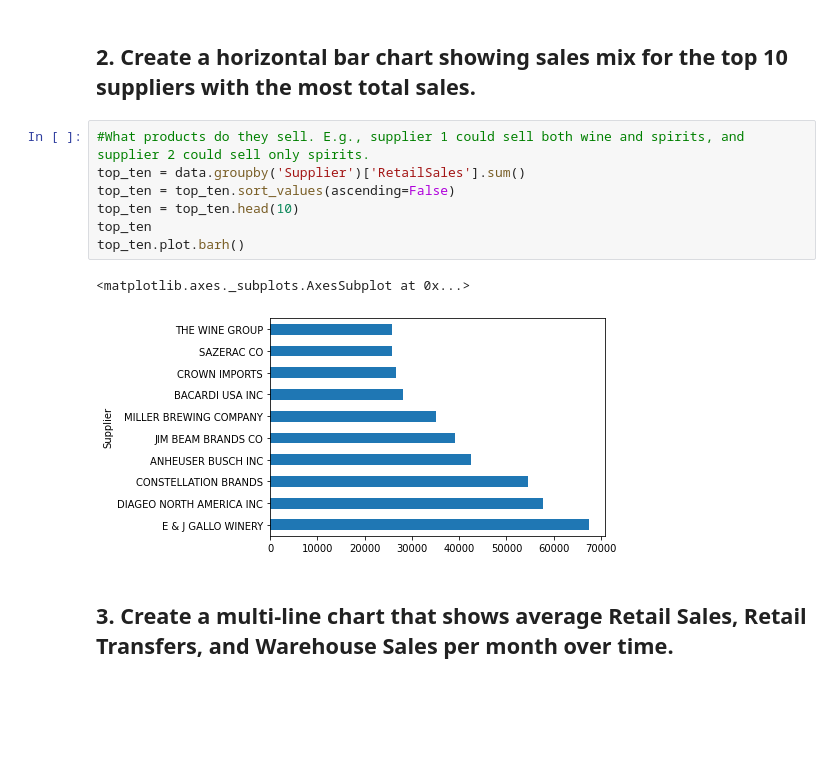
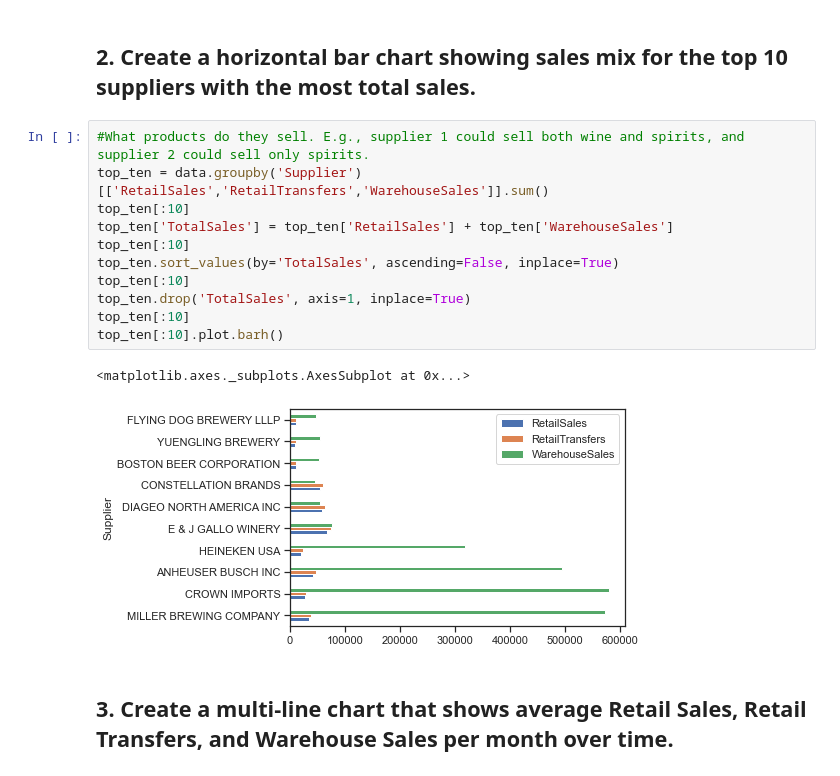
Before and after one commit to ironhack-datalabs/dataV2-labs, a Jupyter notebook: module-2/Plotting-Multiple-Data-Series/your-code/main.ipynb, the cells around one changed output. Saved outputs shown, nothing was run; the diff lists cells and outputs as text; blank space fills up the shorter version.

```diff
--- a/module-2/Plotting-Multiple-Data-Series/your-code/main.ipynb
+++ b/module-2/Plotting-Multiple-Data-Series/your-code/main.ipynb
@@ -46,14 +46,18 @@ plt.show()
 ## 2. Create a horizontal bar chart showing sales mix for the top 10 suppliers with the most total sales.
 # %%
 #What products do they sell. E.g., supplier 1 could sell both wine and spirits, and supplier 2 could sell only spirits.
-top_ten = data.groupby('Supplier')['RetailSales'].sum()
-top_ten = top_ten.sort_values(ascending=False)
-top_ten = top_ten.head(10)
-top_ten
-top_ten.plot.barh()
+top_ten = data.groupby('Supplier')[['RetailSales','RetailTransfers','WarehouseSales']].sum()
+top_ten[:10]
+top_ten['TotalSales'] = top_ten['RetailSales'] + top_ten['WarehouseSales']
+top_ten[:10]
+top_ten.sort_values(by='TotalSales', ascending=False, inplace=True)
+top_ten[:10]
+top_ten.drop('TotalSales', axis=1, inplace=True)
+top_ten[:10]
+top_ten[:10].plot.barh()
 # %% [output]
 <matplotlib.axes._subplots.AxesSubplot at 0x...>
-[figure, old version]
+[figure, new version]
 # %% [markdown]
 ## 3. Create a multi-line chart that shows average Retail Sales, Retail Transfers, and Warehouse Sales per month over time.
 # %%
```
Also changed, not shown: parts of 2 cells of this notebook, 2 other files.
